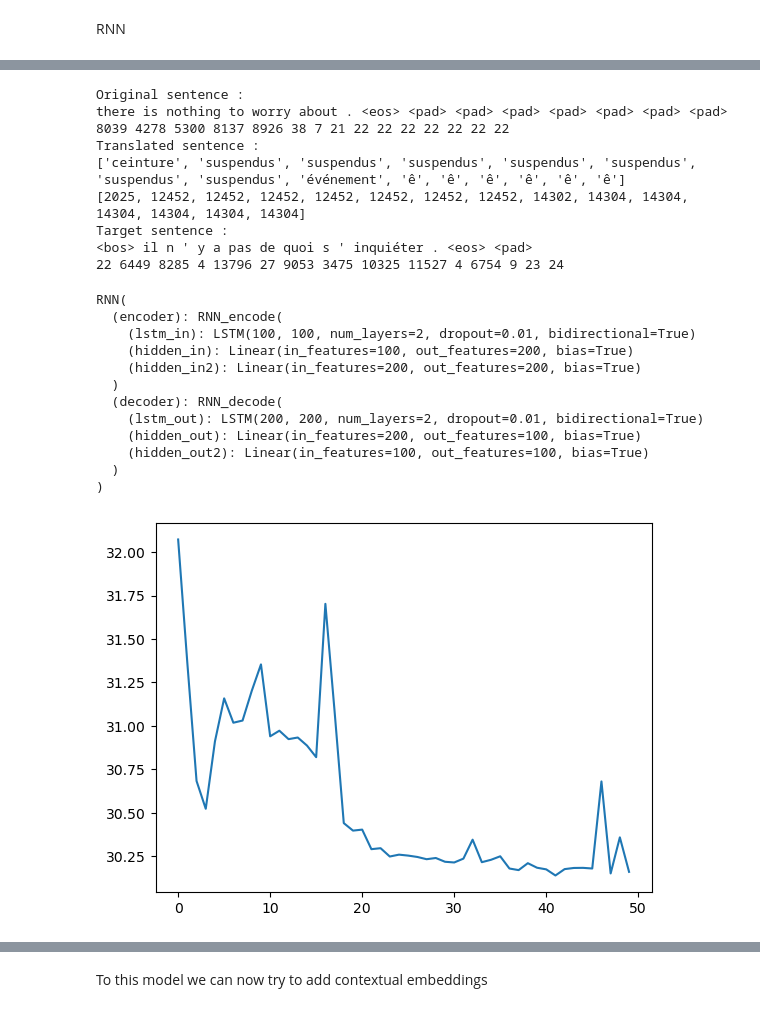
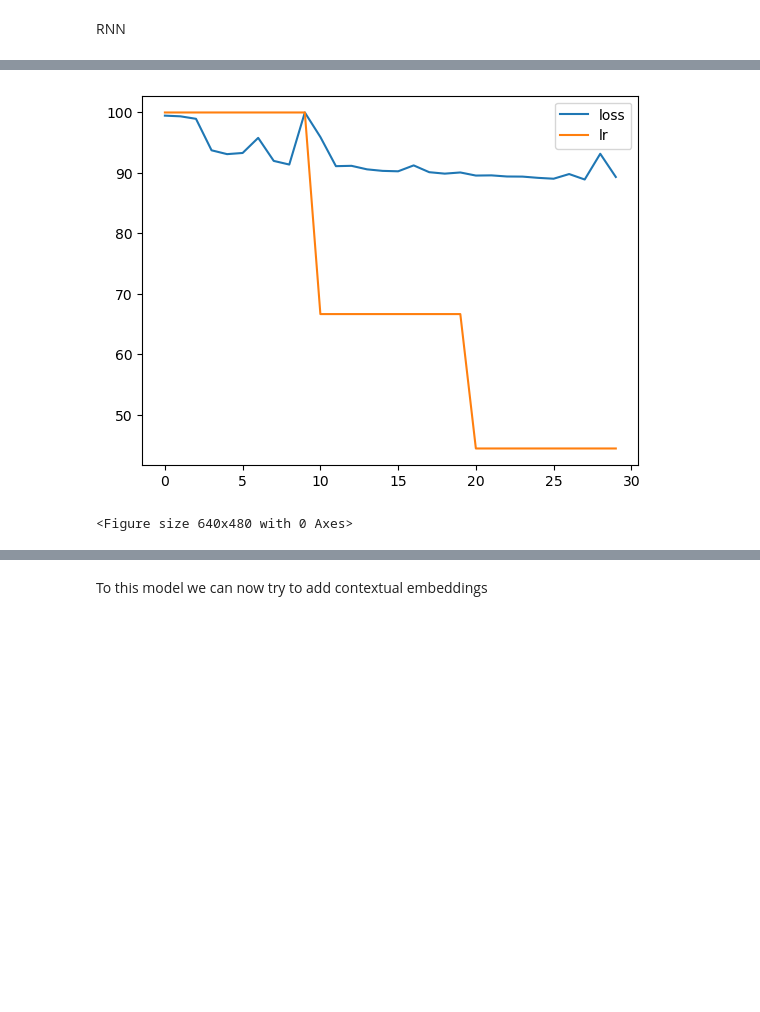
Before and after one commit to Pangasius/webtextanalysis, a Jupyter notebook: rnn.ipynb, the cells around one changed output, grey strips where cells are left out. Drawn from its saved outputs; the diff is of its cells as text; code cells hidden in the pictures; blank space fills up the shorter version.

```diff
--- a/rnn.ipynb
+++ b/rnn.ipynb
@@ -555,8 +563,7 @@ def train(embed_in, embed_out, n_epoch = 15, batch_size = 10, usage_size = 13000
 # %%
-def test(model, embed_out, usage_size = 130000) :
+def test(model, usage_size = 130000, valid=1) :
     #sample a sentence from the test set
-    src, tgt, src_valid_len, label = next(iter(data.get_dataloader(train=False, seed=0, maxi=usage_size)))
-
+    src, tgt, src_valid_len, label = next(iter(data.get_dataloader(train=valid, seed=0, maxi=usage_size)))
 
     #translate the sentence
 
@@ -564,11 +571,13 @@ def test(model, embed_out, usage_size = 130000) :
 
     tag_scores = model(sentence)
 
-    tags = []
-    tags_token = []
-    for i in range(tag_scores.shape[1]):
-        tags_token.append(int(embed_out.similar_by_vector(tag_scores[0][i].cpu().detach().numpy(), topn=1)[0][0]))
-        tags.append(token_to_word(tags_token[i], src=False))
+    #take most probable word
+    tag_scores = tag_scores[0].argmax(dim=1)
+
+    print(tag_scores.shape[0])
+
+    #convert to string
+    sentence = [token_to_word(tag_scores[i].item(), src=False) for i in range(0, tag_scores.shape[0])]
 
 
     #print the original sentence
@@ -582,8 +591,7 @@ def test(model, embed_out, usage_size = 130000) :
 
     #print the translated sentence
     print("Translated sentence : ")
-    print(tags)
-    print(tags_token)
+    print(" ".join(sentence))
 
     #print the target sentence
     print("Target sentence : ")
@@ -593,3 +601,20 @@ def test(model, embed_out, usage_size = 130000) :
     for word in tgt[0]:
         print(word.item(), end=" ")
     print()
+# %%
+import matplotlib.pyplot as plt
+
+def show(train_out, usage_size = 130000):
+    model = train_out[2]
+    epoch_loss = train_out[0]
+    epoch_lr = train_out[1]
+
+    model.to(device)
+    test(model, target_fast_model, usage_size = usage_size)
+    #print loss and learning rate on the same graph
+    plt.plot(epoch_loss, label="loss")
+    plt.plot(epoch_lr, label="lr")
+    plt.legend()
+    plt.show()
+    plt.savefig(sys.path[0] + "/models/" + "fast_trained_model_loss.png")
+    model.to('cpu')
@@ -596,7 +623,8 @@ def test(model, embed_out, usage_size = 130000) :
 # %%
-import matplotlib.pyplot as plt
 
-epoch_loss_fast, fast_model_neural = train(source_fast_model, target_fast_model, n_epoch = 50, batch_size = batch_size, usage_size = 130000, lr = 0.0001)
-torch.save(fast_model_neural.state_dict(), sys.path[0] + "/models/" + "fast_trained_model.pt")
+usage_size = 130000
+out_fast = train(source_fast_model, target_fast_model, n_epoch = 30, batch_size = batch_size, usage_size = usage_size, lr = 0.001, neural = RNN)
+torch.save(out_fast[2].state_dict(), sys.path[0] + "/models/" + "fast_trained_model.pt")
+show (out_fast, usage_size = usage_size)
 # %% [output]
 Ready
@@ -619,32 +647,5 @@ Epoch: 49/50............. Loss: 30.16013526916504.............ime : 0.1865398678
+[figure, added]
+<Figure size 640x480 with 0 Axes>
-# %%
-fast_model_neural.to(device)
-test(fast_model_neural, target_fast_model, usage_size = 130000)
-plt.plot(epoch_loss_fast)
-plt.savefig(sys.path[0] + "/models/" + "fast_trained_model_loss.png")
-fast_model_neural.to('cpu')
-# %% [output]
-Original sentence :
-there is nothing to worry about . <eos> <pad> <pad> <pad> <pad> <pad> <pad> <pad>
-8039 4278 5300 8137 8926 38 7 21 22 22 22 22 22 22 22
-Translated sentence :
-['ceinture', 'suspendus', 'suspendus', 'suspendus', 'suspendus', 'suspendus', 'suspendus', 'suspendus', 'événement', 'ê', 'ê', 'ê', 'ê', 'ê', 'ê']
-[2025, 12452, 12452, 12452, 12452, 12452, 12452, 12452, 14302, 14304, 14304, 14304, 14304, 14304, 14304]
-Target sentence :
-<bos> il n ' y a pas de quoi s ' inquiéter . <eos> <pad>
-22 6449 8285 4 13796 27 9053 3475 10325 11527 4 6754 9 23 24
-RNN(
-  (encoder): RNN_encode(
-    (lstm_in): LSTM(100, 100, num_layers=2, dropout=0.01, bidirectional=True)
-    (hidden_in): Linear(in_features=100, out_features=200, bias=True)
-    (hidden_in2): Linear(in_features=200, out_features=200, bias=True)
-  )
-  (decoder): RNN_decode(
-    (lstm_out): LSTM(200, 200, num_layers=2, dropout=0.01, bidirectional=True)
-    (hidden_out): Linear(in_features=200, out_features=100, bias=True)
-    (hidden_out2): Linear(in_features=100, out_features=100, bias=True)
-  )
-)
-[figure, removed]
 # %%
 #same thing with the glove model
 
```
Also changed, not shown: parts of 29 cells of this notebook.
